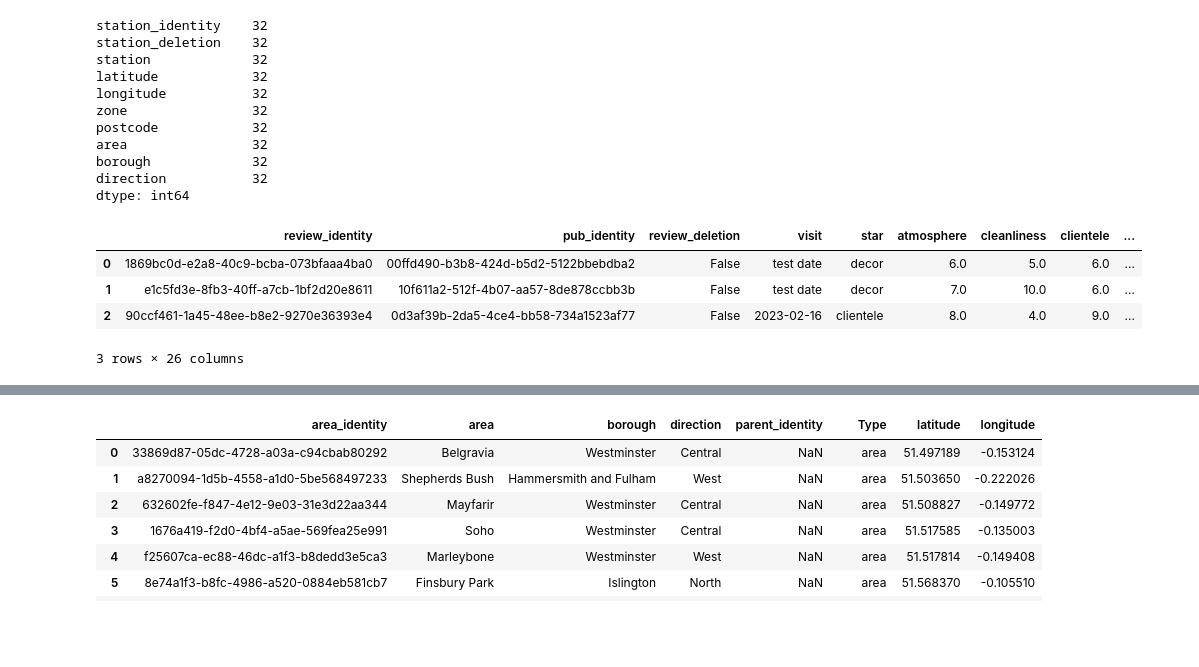
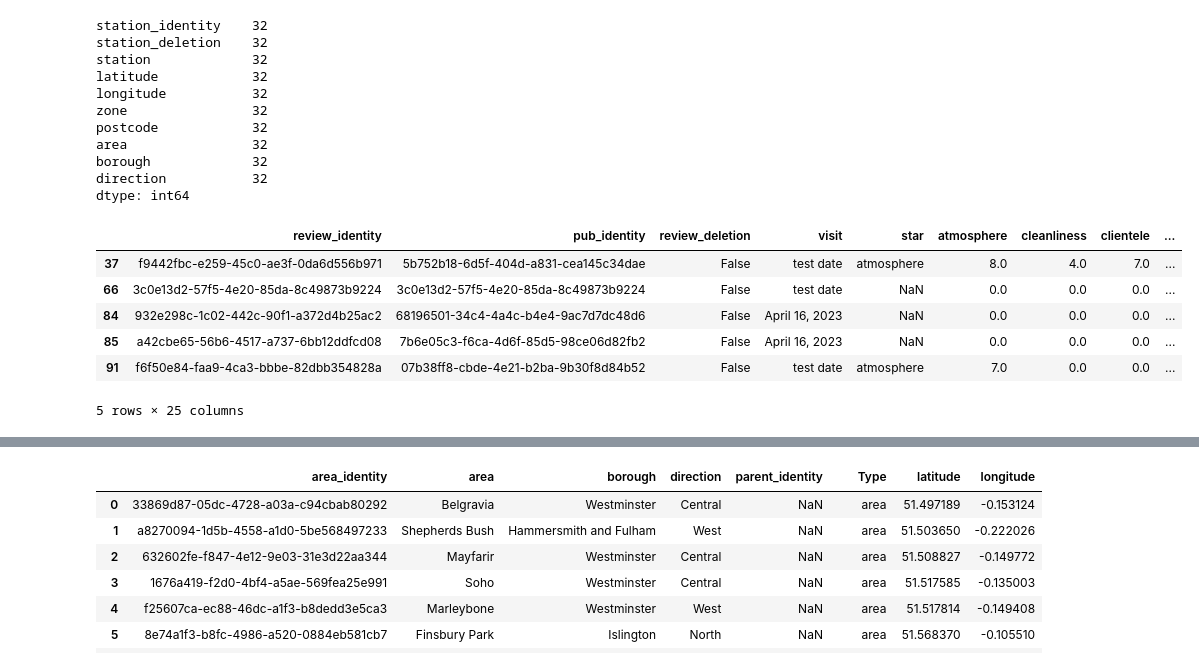
Before and after one commit to cartsmate/thepubcrawls, a Jupyter notebook: stations_edit.ipynb, the cells around one changed output, grey strips where cells are left out. Saved outputs shown, nothing was run; the diff lists cells and outputs as text; code cells hidden in the pictures; blank space fills up the shorter version.

```diff
--- a/stations_edit.ipynb
+++ b/stations_edit.ipynb
@@ -117,16 +117,21 @@ df_stations.to_csv('stations_again.csv', index=False)
 # %%
 import os
 import pandas as pd
 cwd = os.getcwd()
 # venues = pd.read_csv(cwd + '/files/venues.csv')
-# scores = pd.read_csv(cwd + '/files/scores.csv')
-scores.head(3)
+scores = pd.read_csv(cwd + '/files/scores.csv')
+# scores.head(3)
+filters = scores.loc[(scores['garden'] == True)]
+                     # & (scores['tv'] == True)]
+filters
 # %% [output]
 |  | review_identity | pub_identity | review_deletion | visit | star | atmosphere | cleanliness | clientele | ... |
-| 0 | 1869bc0d-e2a8-40c9-bcba-073bfaaa4ba0 | 00ffd490-b3b8-424d-b5d2-5122bbebdba2 | False | test date | decor | 6.0 | 5.0 | 6.0 | ... |
-| 1 | e1c5fd3e-8fb3-40ff-a7cb-1bf2d20e8611 | 10f611a2-512f-4b07-aa57-8de878ccbb3b | False | test date | decor | 7.0 | 10.0 | 6.0 | ... |
-| 2 | 90ccf461-1a45-48ee-b8e2-9270e36393e4 | 0d3af39b-2da5-4ce4-bb58-734a1523af77 | False | 2023-02-16 | clientele | 8.0 | 4.0 | 9.0 | ... |
+| 37 | f9442fbc-e259-45c0-ae3f-0da6d556b971 | 5b752b18-6d5f-404d-a831-cea145c34dae | False | test date | atmosphere | 8.0 | 4.0 | 7.0 | ... |
+| 66 | 3c0e13d2-57f5-4e20-85da-8c49873b9224 | 3c0e13d2-57f5-4e20-85da-8c49873b9224 | False | test date | NaN | 0.0 | 0.0 | 0.0 | ... |
+| 84 | 932e298c-1c02-442c-90f1-a372d4b25ac2 | 68196501-34c4-4a4c-b4e4-9ac7d7dc48d6 | False | April 16, 2023 | NaN | 0.0 | 0.0 | 0.0 | ... |
+| 85 | a42cbe65-56b6-4517-a737-6bb12ddfcd08 | 7b6e05c3-f6ca-4d6f-85d5-98ce06d82fb2 | False | April 16, 2023 | NaN | 0.0 | 0.0 | 0.0 | ... |
+| 91 | f6f50e84-faa9-4ca3-bbbe-82dbb354828a | 07b38ff8-cbde-4e21-b2ba-9b30f8d84b52 | False | test date | atmosphere | 7.0 | 0.0 | 0.0 | ... |
-3 rows × 26 columns
+5 rows × 25 columns
 # %%
 # import numpy as np
 # grouper = pd.merge(venues, scores, how="left", on="pub_identity")
```
Also changed, not shown: 3 other files.
